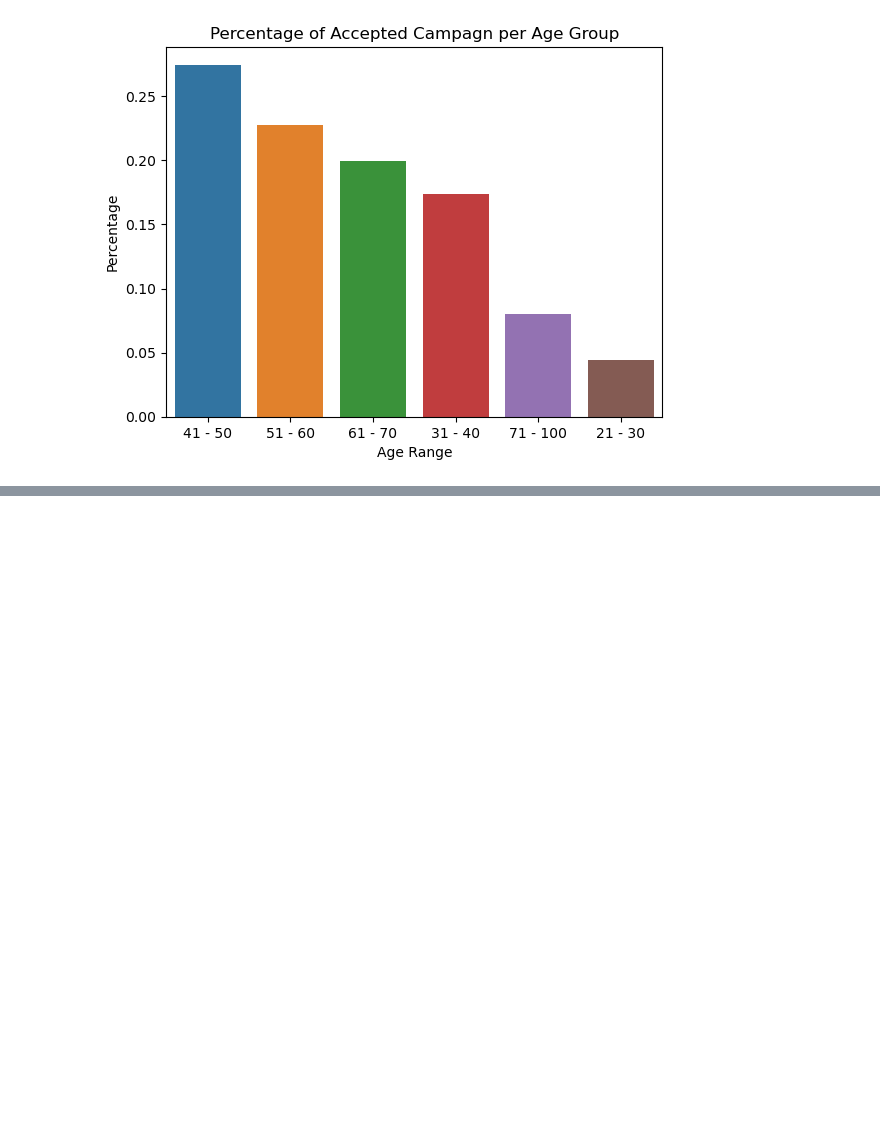
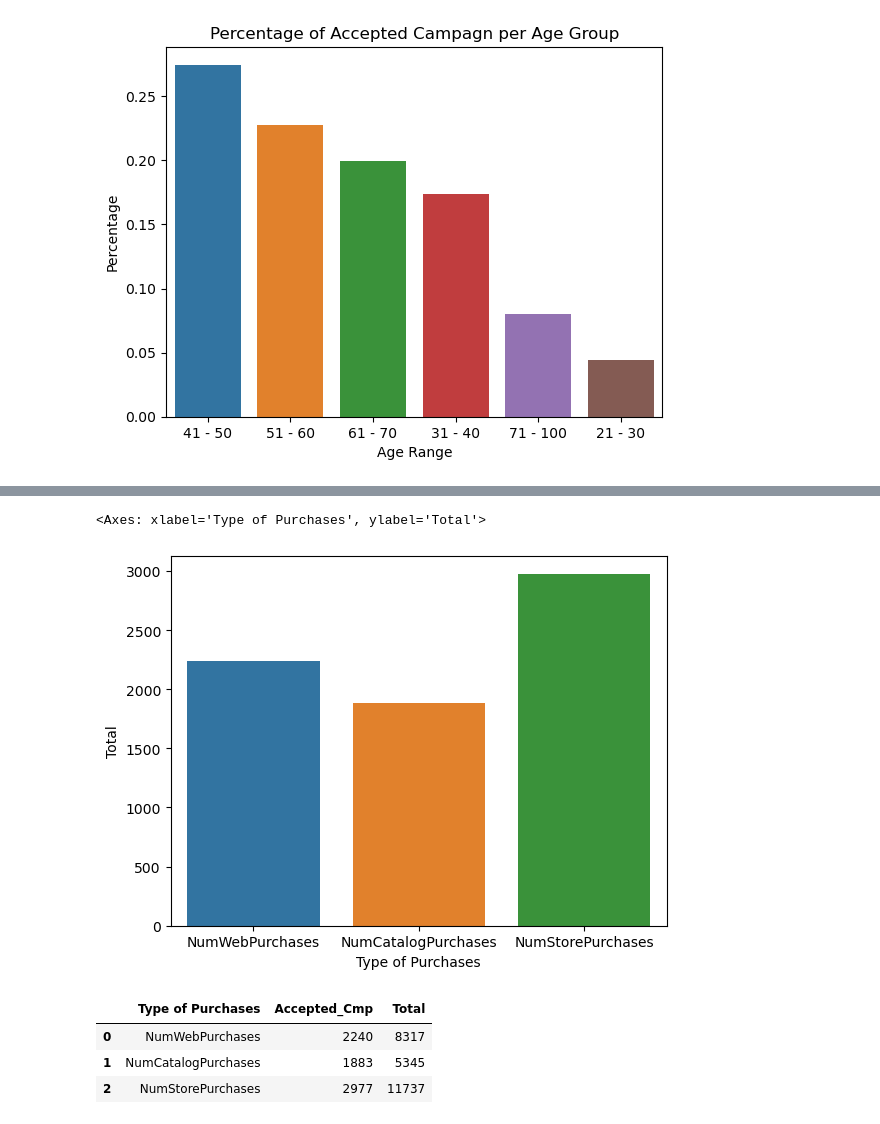
Before and after one commit to myngoc-trg/UFood-Marketing-Analyst-Project, a Jupyter notebook: scripts.ipynb, the cells around one changed output, grey strips where cells are left out. Saved outputs shown, nothing was run; the diff lists cells and outputs as text; code cells hidden in the pictures; blank space fills up the shorter version.

```diff
--- a/scripts.ipynb
+++ b/scripts.ipynb
@@ -595,0 +637,16 @@ plt.show()
+# %%
+sns.barplot(data = pur_accp_total, x = 'Type of Purchases', y = 'Total')
+# Overall: Most people purchase in store then web then catalog as fewest
+# Accepted people: same pattern, store > web > catalog
+# %% [output]
+<Axes: xlabel='Type of Purchases', ylabel='Total'>
+[figure, added]
+# %%
+pur_merge = pd.merge(pur_accp_total, pur_total, on = 'Type of Purchases')
+pur_merge = pur_merge.rename(columns = {'Total_x': 'Accepted_Cmp', 'Total_y':'Total'})
+pur_merge
+# %% [output]
+|  | Type of Purchases | Accepted_Cmp | Total |
+| 0 | NumWebPurchases | 2240 | 8317 |
+| 1 | NumCatalogPurchases | 1883 | 5345 |
+| 2 | NumStorePurchases | 2977 | 11737 |
```
Also changed, not shown: parts of 19 cells of this notebook.
